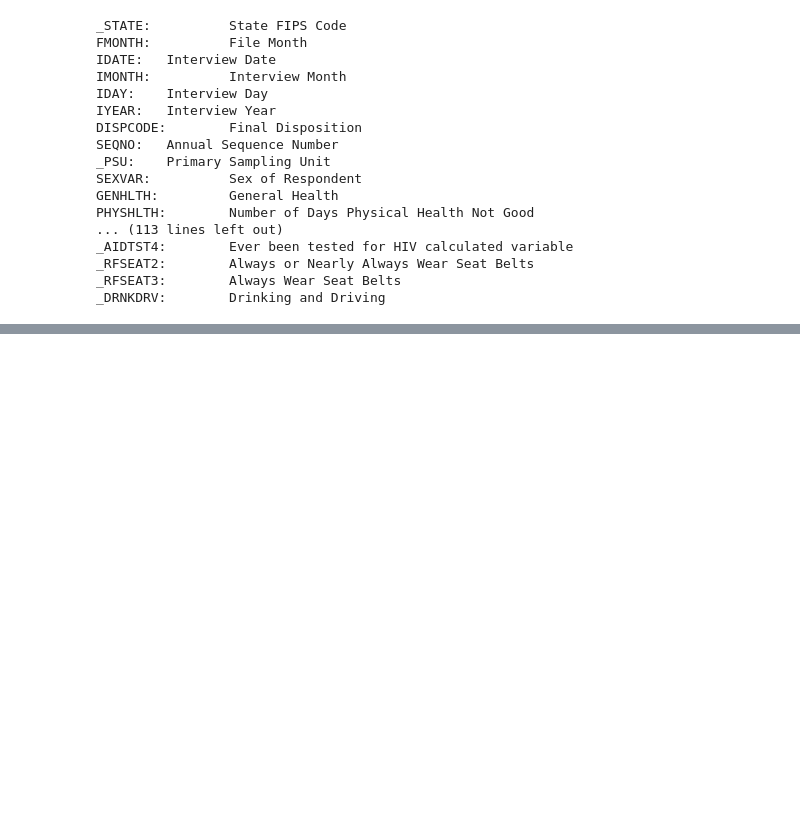
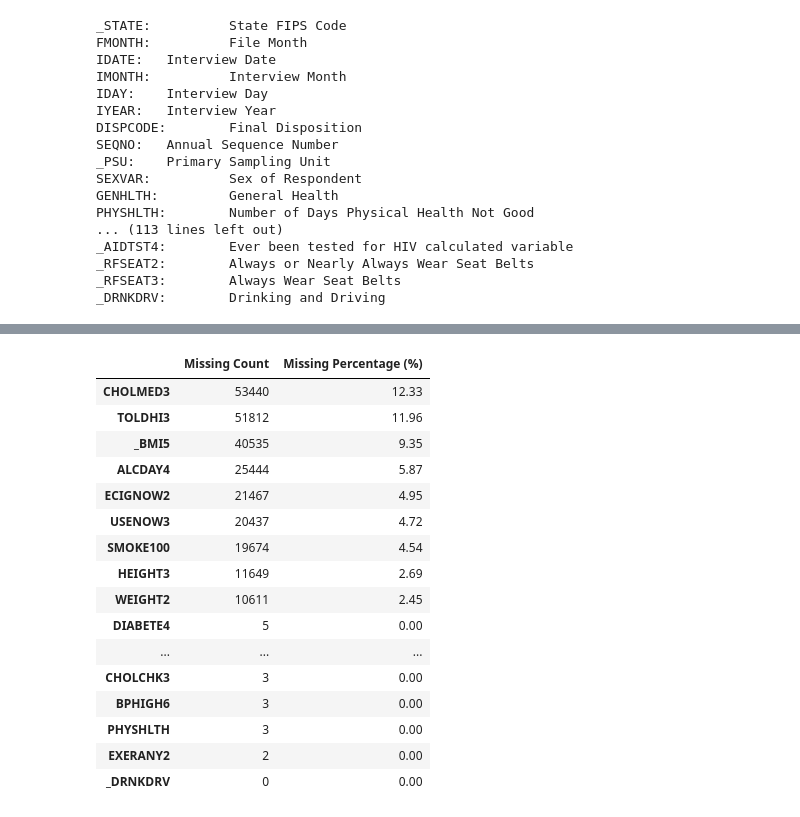
Before and after one commit to Huy1996/CMPE-257---Group-1, a Jupyter notebook: EDA.ipynb, the cells around one changed output, grey strips where cells are left out. Saved outputs shown, nothing was run; the diff lists cells and outputs as text; code cells hidden in the pictures; blank space fills up the shorter version.

```diff
--- a/EDA.ipynb
+++ b/EDA.ipynb
@@ -155,0 +201,20 @@ _DRNKDRV
+# %%
+missing_value_summary(df_filtered)
+# %% [output]
+|  | Missing Count | Missing Percentage (%) |
+| CHOLMED3 | 53440 | 12.33 |
+| TOLDHI3 | 51812 | 11.96 |
+| _BMI5 | 40535 | 9.35 |
+| ALCDAY4 | 25444 | 5.87 |
+| ECIGNOW2 | 21467 | 4.95 |
+| USENOW3 | 20437 | 4.72 |
+| SMOKE100 | 19674 | 4.54 |
+| HEIGHT3 | 11649 | 2.69 |
+| WEIGHT2 | 10611 | 2.45 |
+| DIABETE4 | 5 | 0.00 |
+| ... | ... | ... |
+| CHOLCHK3 | 3 | 0.00 |
+| BPHIGH6 | 3 | 0.00 |
+| PHYSHLTH | 3 | 0.00 |
+| EXERANY2 | 2 | 0.00 |
+| _DRNKDRV | 0 | 0.00 |
```
Also changed, not shown: parts of 3 cells of this notebook.
